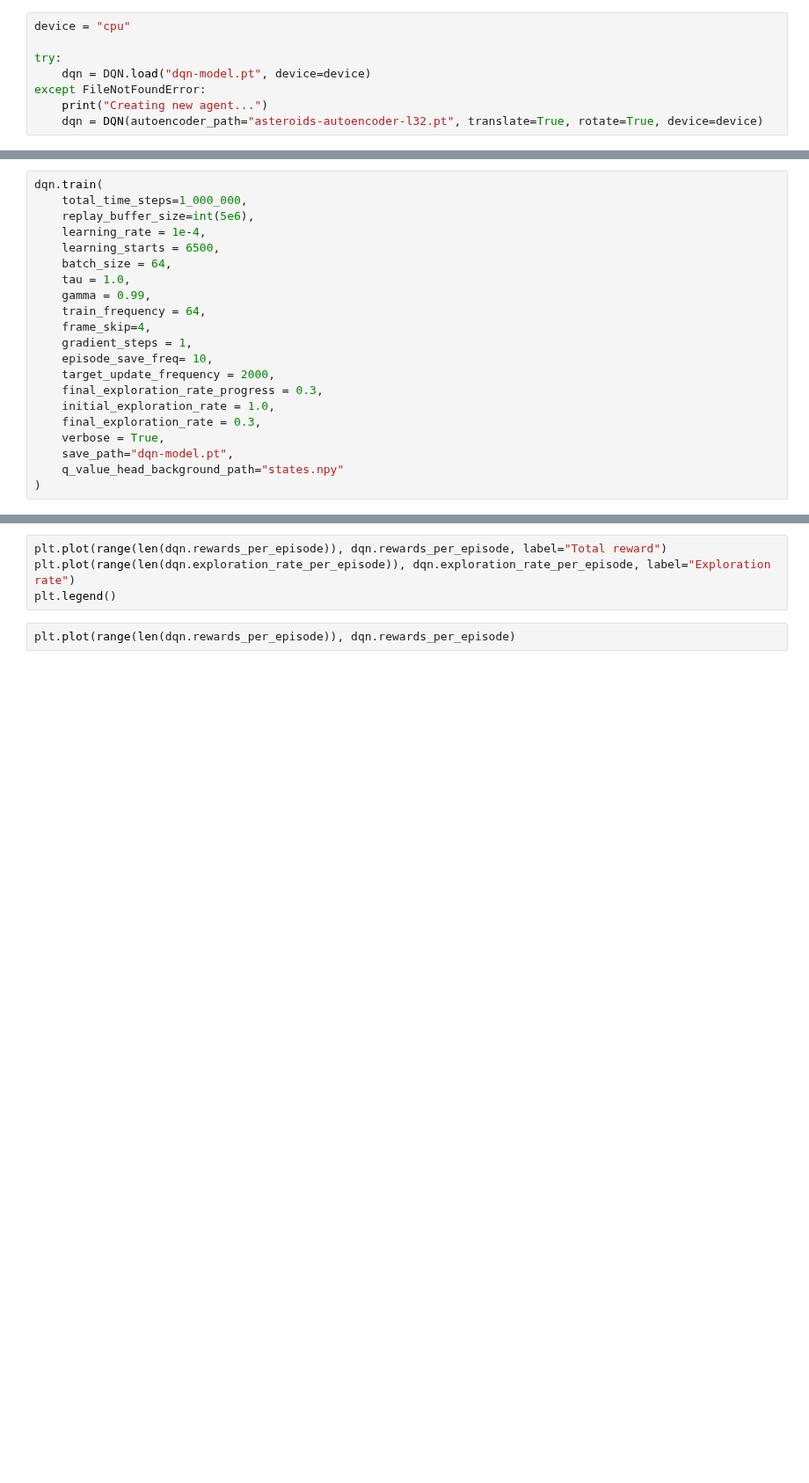
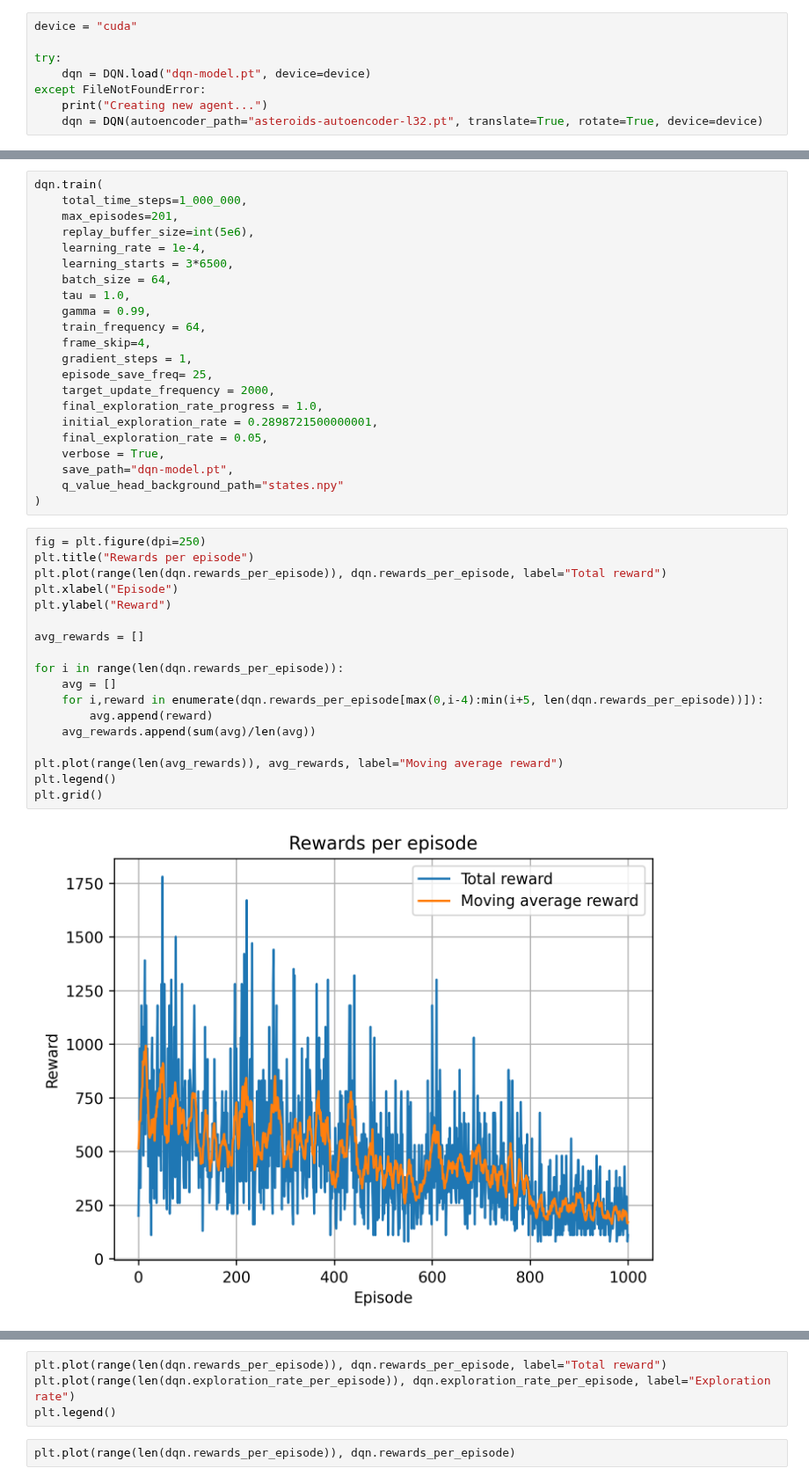
Before and after one commit to eivind-bn/master-project, a Jupyter notebook: asteroids-dqn.ipynb, the cells around one changed output, grey strips where cells are left out. Shown at 88% size. Saved outputs shown, nothing was run; the diff lists cells and outputs as text; blank space fills up the shorter version.

Commit message:
made plots and trained dqn agent

```diff
--- a/asteroids-dqn.ipynb
+++ b/asteroids-dqn.ipynb
@@ -9,5 +11,5 @@ import cv2
 # %%
-device = "cpu"
+device = "cuda"
 
 try:
     dqn = DQN.load("dqn-model.pt", device=device)
@@ -17,21 +23,42 @@ except FileNotFoundError:
 # %%
 dqn.train(
     total_time_steps=1_000_000,
+    max_episodes=201,
     replay_buffer_size=int(5e6),
     learning_rate = 1e-4,
-    learning_starts = 6500,
+    learning_starts = 3*6500,
     batch_size = 64,
     tau = 1.0,
     gamma = 0.99,
     train_frequency = 64,
     frame_skip=4,
     gradient_steps = 1,
-    episode_save_freq= 10,
+    episode_save_freq= 25,
     target_update_frequency = 2000,
-    final_exploration_rate_progress = 0.3,
-    initial_exploration_rate = 1.0,
-    final_exploration_rate = 0.3,
+    final_exploration_rate_progress = 1.0,
+    initial_exploration_rate = 0.2898721500000001,
+    final_exploration_rate = 0.05,
     verbose = True,
     save_path="dqn-model.pt",
     q_value_head_background_path="states.npy"
 )
+# %%
+fig = plt.figure(dpi=250)
+plt.title("Rewards per episode")
+plt.plot(range(len(dqn.rewards_per_episode)), dqn.rewards_per_episode, label="Total reward")
+plt.xlabel("Episode")
+plt.ylabel("Reward")
+
+avg_rewards = []
+
+for i in range(len(dqn.rewards_per_episode)):
+    avg = []
+    for i,reward in enumerate(dqn.rewards_per_episode[max(0,i-4):min(i+5, len(dqn.rewards_per_episode))]):
+        avg.append(reward)
+    avg_rewards.append(sum(avg)/len(avg))
+
+plt.plot(range(len(avg_rewards)), avg_rewards, label="Moving average reward")
+plt.legend()
+plt.grid()
+# %% [output]
+[figure, added]
```
Also changed, not shown: parts of 6 cells of this notebook, 2 other files.
